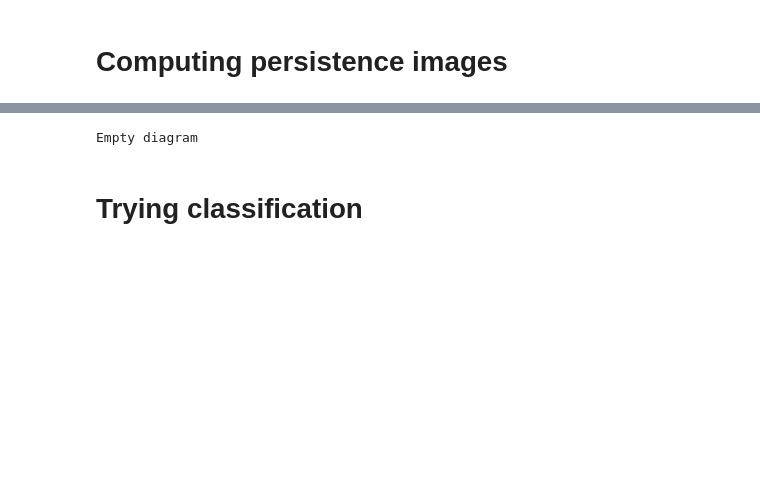
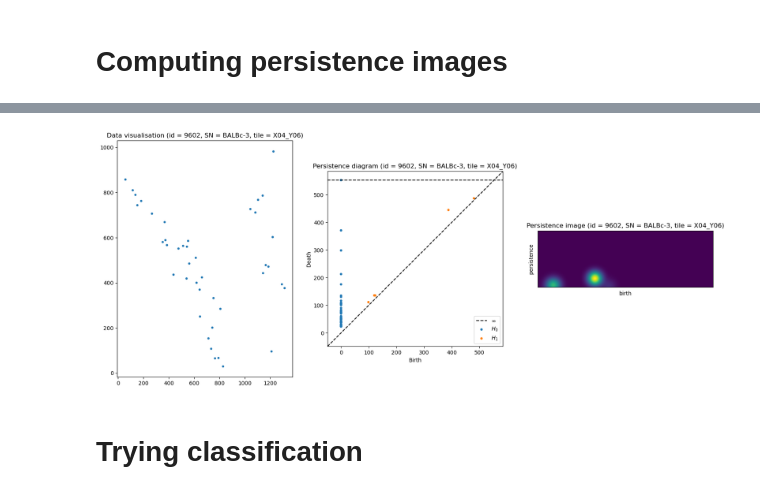
Before and after one commit to quentinassemat/tda-codex, a Jupyter notebook: mouse_spleen/tda_mouse_spleen.ipynb, the cells around one changed output, grey strips where cells are left out. Drawn from its saved outputs; the diff is of its cells as text; code cells hidden in the pictures; blank space fills up the shorter version.

```diff
--- a/mouse_spleen/tda_mouse_spleen.ipynb
+++ b/mouse_spleen/tda_mouse_spleen.ipynb
@@ -157,15 +170,0 @@ for SN in SNs: # each sample
-# %%
-# Ploting persistence images
-
-(ID, SN, i, j) = (SNs[6], IDs[17], 1, 3)
-
-image = images[(ID, SN, i, j)]
-if image is None or not np.any(images[(SN, ID, i, j)]):
-    print("Empty diagram")
-else:
-    plt.figure(figsize=(13, 8))
-    pimgr.plot_image(image)
-    plt.title(f"Persistence image (id = {ID}, SN = {SN}, tile = X0{i}_Y0{j})")
-    plt.show()
-# %% [output]
-Empty diagram
@@ -181,3 +171,37 @@ Empty diagram
+# %%
+# Ploting persistence images
+
+# Ploting persistence images/diagram/data
+fig, axs = plt.subplots(1, 3, figsize=(20,8))
+
+(SN, ID, i, j) = ('BALBc-3', 9602, 4, 6)
+
+# Data
+xy_cells = df_cells[(df_cells["sample_Xtile_Ytile"].str.split(pat="_").str[0] == SN) & (df_cells["Imaging phenotype cluster ID"] == ID) & (df_cells["sample_Xtile_Ytile"].str.split(pat="_").str[1] == "X0"+str(i)) & (df_cells["sample_Xtile_Ytile"].str.split(pat="_").str[2] == "Y0"+str(j))]
+axs[0].scatter(xy_cells["X.X"].values, xy_cells["Y.Y"].values, s=10)
+axs[0].set_title(f"Data visualisation (id = {ID}, SN = {SN}, tile = X0{i}_Y0{j})")
+
+# Diagram
+diagram = diagrams[(SN, ID, i, j)]
+if diagram == None:
+    print("Empty diagram")
+else:
+    rips.plot(diagram, ax=axs[1])
+    axs[1].set_title(f"Persistence diagram (id = {ID}, SN = {SN}, tile = X0{i}_Y0{j})")
+
+# Image
+image = images[(SN, ID, i, j)]
+if image is None or not np.any(image):
+    print("Empty image")
+else:
+    pimgr.plot_image(image, ax=axs[2])
+    axs[2].set_title(f"Persistence image (id = {ID}, SN = {SN}, tile = X0{i}_Y0{j})")
+
+
+# Show
+plt.show()
+# %% [output]
+[figure, added]
 # %% [markdown]
 # Trying classification
 # %%
```
Also changed, not shown: parts of 9 cells of this notebook.
